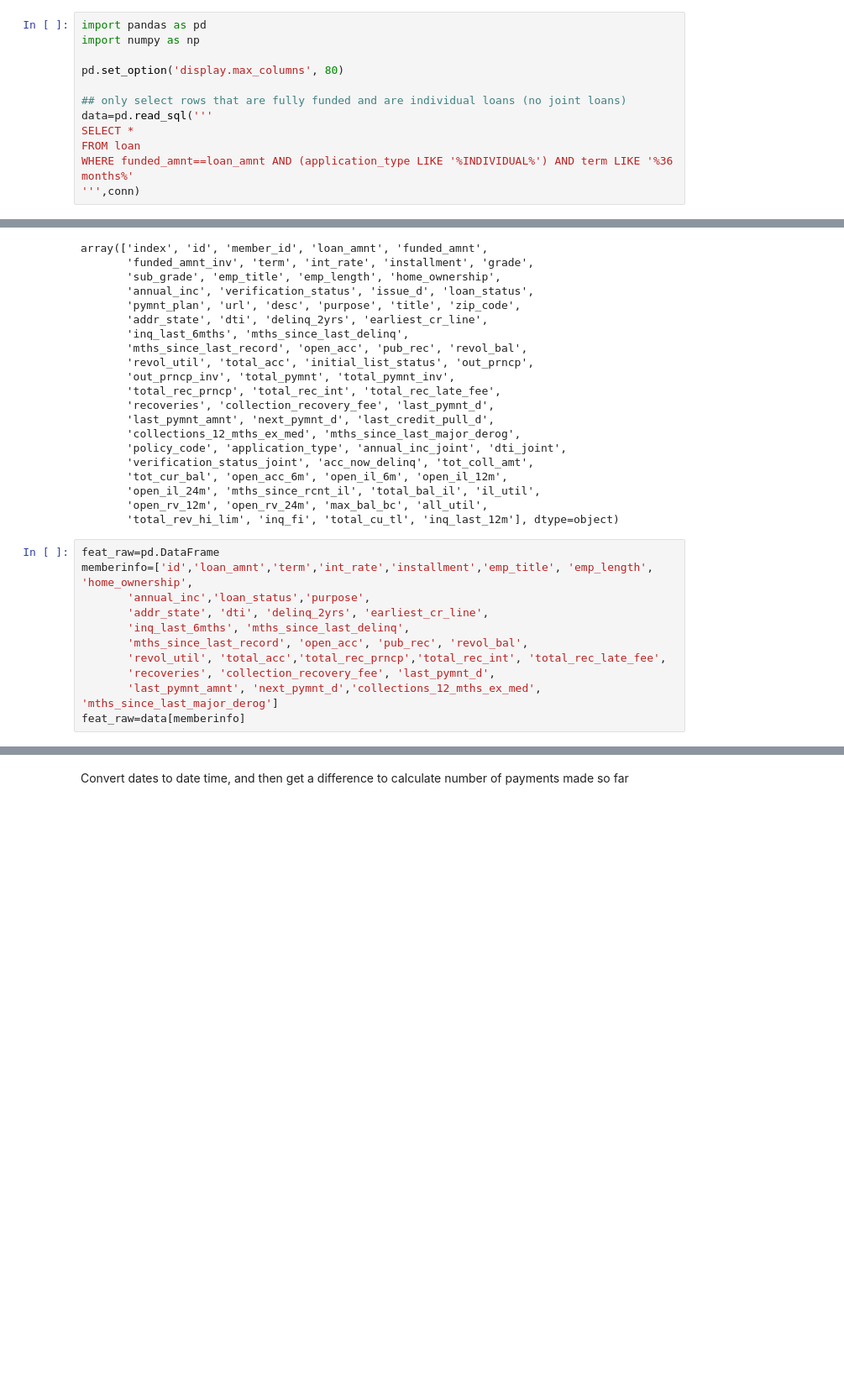
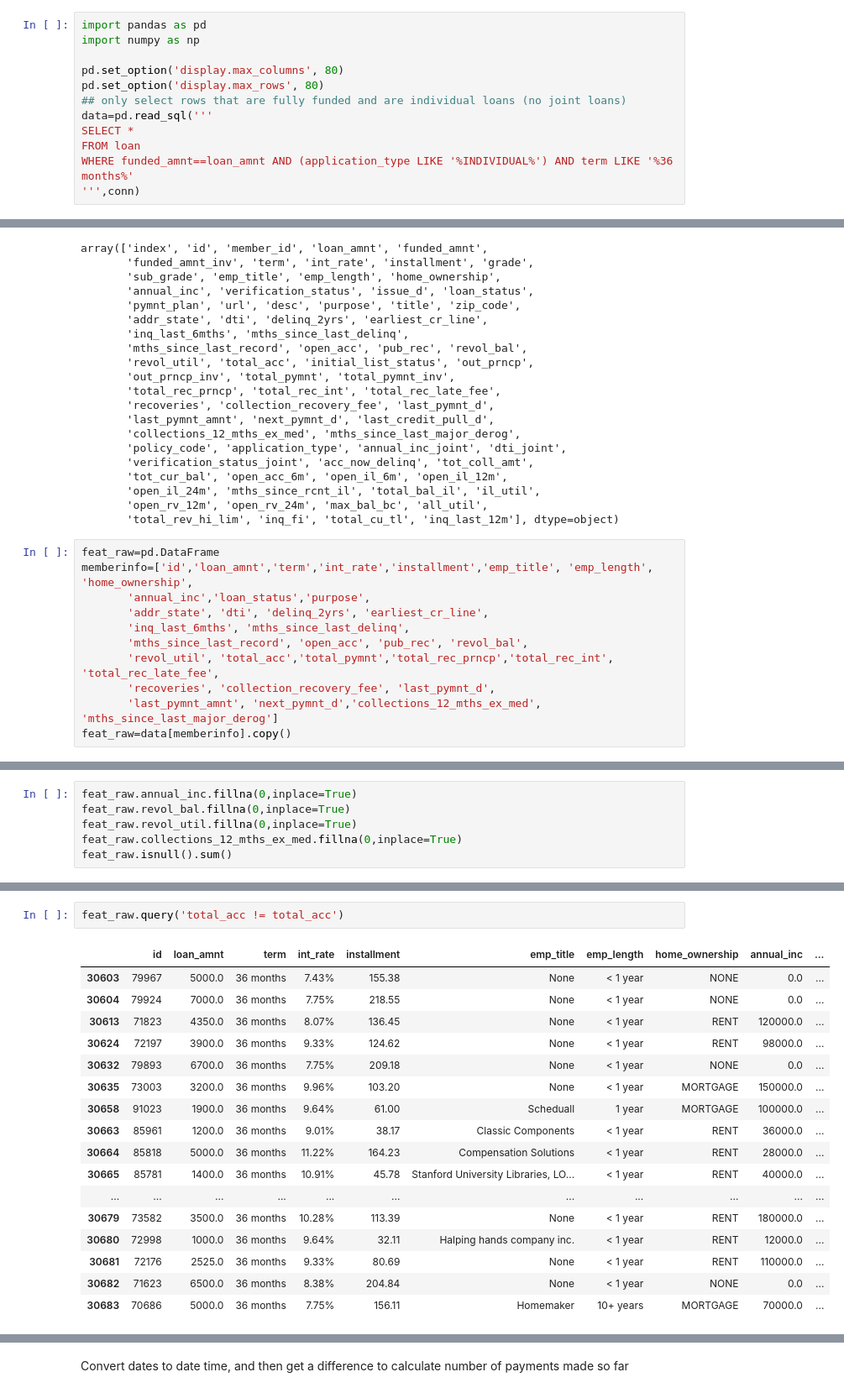
Before and after one commit to mccormd1/LCandR, a Jupyter notebook: LC_python/Data Cleaning.ipynb, the cells around one changed output, grey strips where cells are left out. Shown at 84% size. Cells and saved outputs as stored; diff of their text form; blank space fills up the shorter version.

Commit message:
Filtering and cleaning
Metric was set by appropriately filtering oddball loans.

Additional steps towards cleaning have been taken (but not completed)

```diff
--- a/LC_python/Data Cleaning.ipynb
+++ b/LC_python/Data Cleaning.ipynb
@@ -7,7 +7,7 @@ import pandas as pd
 import numpy as np
 
 pd.set_option('display.max_columns', 80)
-
+pd.set_option('display.max_rows', 80)
 ## only select rows that are fully funded and are individual loans (no joint loans)
 data=pd.read_sql('''
 SELECT *
@@ -65,7 +65,7 @@ memberinfo=['id','loan_amnt','term','int_rate','installment','emp_title', 'emp_l
        'addr_state', 'dti', 'delinq_2yrs', 'earliest_cr_line',
        'inq_last_6mths', 'mths_since_last_delinq',
        'mths_since_last_record', 'open_acc', 'pub_rec', 'revol_bal',
-       'revol_util', 'total_acc','total_rec_prncp','total_rec_int', 'total_rec_late_fee',
+       'revol_util', 'total_acc','total_pymnt','total_rec_prncp','total_rec_int', 'total_rec_late_fee',
        'recoveries', 'collection_recovery_fee', 'last_pymnt_d',
        'last_pymnt_amnt', 'next_pymnt_d','collections_12_mths_ex_med', 'mths_since_last_major_derog']
-feat_raw=data[memberinfo]
+feat_raw=data[memberinfo].copy()
@@ -71,0 +114,6 @@ feat_raw=data[memberinfo]
+# %%
+feat_raw.annual_inc.fillna(0,inplace=True)
+feat_raw.revol_bal.fillna(0,inplace=True)
+feat_raw.revol_util.fillna(0,inplace=True)
+feat_raw.collections_12_mths_ex_med.fillna(0,inplace=True)
+feat_raw.isnull().sum()
@@ -71,0 +141,20 @@ feat_raw=data[memberinfo]
+# %%
+feat_raw.query('total_acc != total_acc')
+# %% [output]
+|  | id | loan_amnt | term | int_rate | installment | emp_title | emp_length | home_ownership | annual_inc | ... |
+| 30603 | 79967 | 5000.0 | 36 months | 7.43% | 155.38 | None | < 1 year | NONE | 0.0 | ... |
+| 30604 | 79924 | 7000.0 | 36 months | 7.75% | 218.55 | None | < 1 year | NONE | 0.0 | ... |
+| 30613 | 71823 | 4350.0 | 36 months | 8.07% | 136.45 | None | < 1 year | RENT | 120000.0 | ... |
+| 30624 | 72197 | 3900.0 | 36 months | 9.33% | 124.62 | None | < 1 year | RENT | 98000.0 | ... |
+| 30632 | 79893 | 6700.0 | 36 months | 7.75% | 209.18 | None | < 1 year | NONE | 0.0 | ... |
+| 30635 | 73003 | 3200.0 | 36 months | 9.96% | 103.20 | None | < 1 year | MORTGAGE | 150000.0 | ... |
+| 30658 | 91023 | 1900.0 | 36 months | 9.64% | 61.00 | Scheduall | 1 year | MORTGAGE | 100000.0 | ... |
+| 30663 | 85961 | 1200.0 | 36 months | 9.01% | 38.17 | Classic Components | < 1 year | RENT | 36000.0 | ... |
+| 30664 | 85818 | 5000.0 | 36 months | 11.22% | 164.23 | Compensation Solutions | < 1 year | RENT | 28000.0 | ... |
+| 30665 | 85781 | 1400.0 | 36 months | 10.91% | 45.78 | Stanford University Libraries, LO... | < 1 year | RENT | 40000.0 | ... |
+| ... | ... | ... | ... | ... | ... | ... | ... | ... | ... | ... |
+| 30679 | 73582 | 3500.0 | 36 months | 10.28% | 113.39 | None | < 1 year | RENT | 180000.0 | ... |
+| 30680 | 72998 | 1000.0 | 36 months | 9.64% | 32.11 | Halping hands company inc. | < 1 year | RENT | 12000.0 | ... |
+| 30681 | 72176 | 2525.0 | 36 months | 9.33% | 80.69 | None | < 1 year | RENT | 110000.0 | ... |
+| 30682 | 71623 | 6500.0 | 36 months | 8.38% | 204.84 | None | < 1 year | NONE | 0.0 | ... |
+| 30683 | 70686 | 5000.0 | 36 months | 7.75% | 156.11 | Homemaker | 10+ years | MORTGAGE | 70000.0 | ... |
```
Also changed, not shown: parts of 46 cells of this notebook.
